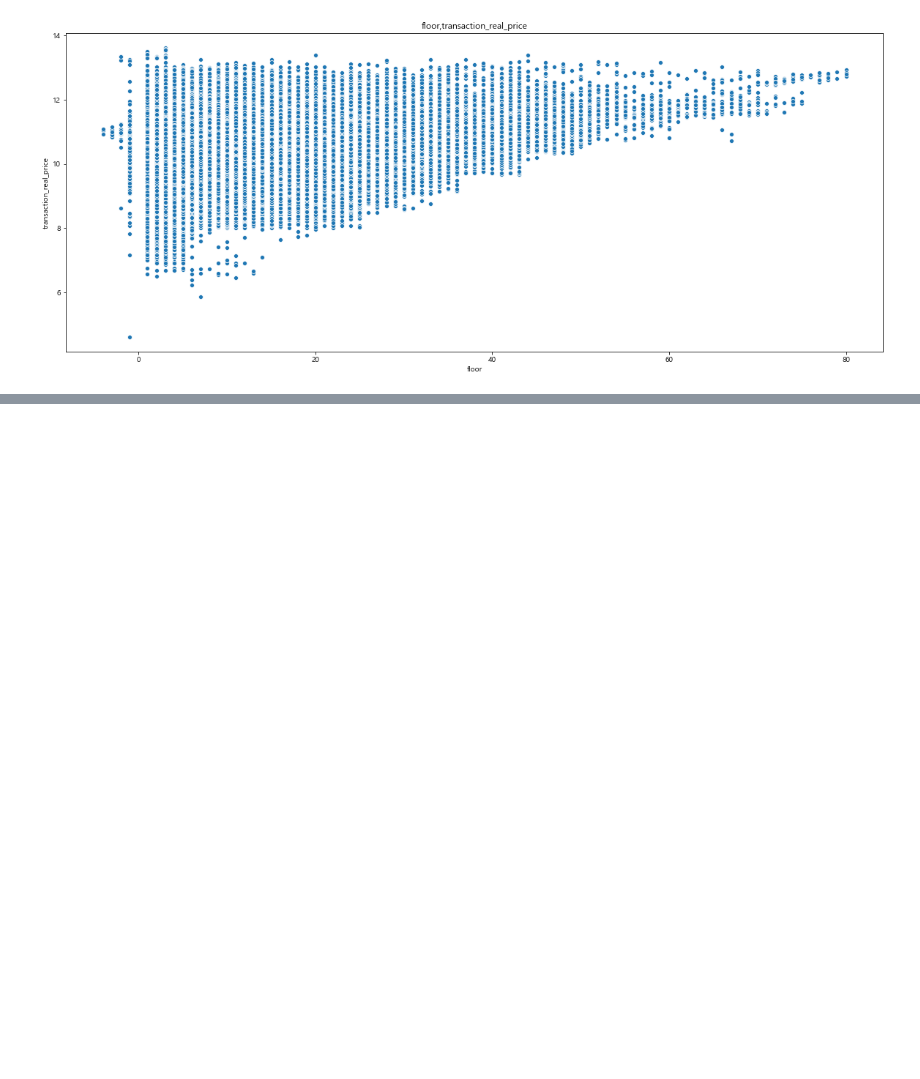
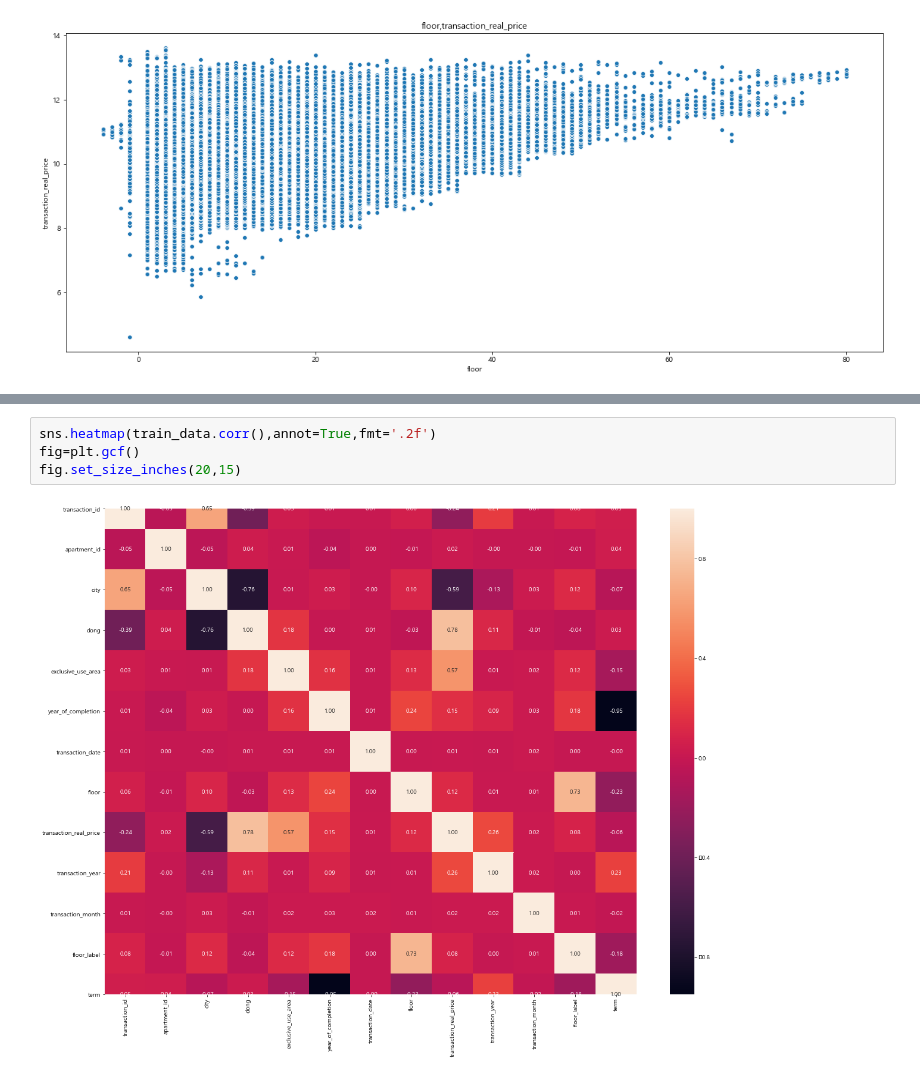
Before and after one commit to DSC-SCH/Apt_real_price_prediction, a Jupyter notebook: Apt_real_price_prediction.ipynb, the cells around one changed output, grey strips where cells are left out. Saved outputs shown, nothing was run; the diff lists cells and outputs as text; blank space fills up the shorter version.

```diff
--- a/Apt_real_price_prediction.ipynb
+++ b/Apt_real_price_prediction.ipynb
@@ -396,0 +498,6 @@ Text(0.5, 1.0, 'floor,transaction_real_price')
+# %%
+sns.heatmap(train_data.corr(),annot=True,fmt='.2f')
+fig=plt.gcf()
+fig.set_size_inches(20,15)
+# %% [output]
+[figure, added]
```
Also changed, not shown: parts of 9 cells of this notebook.
